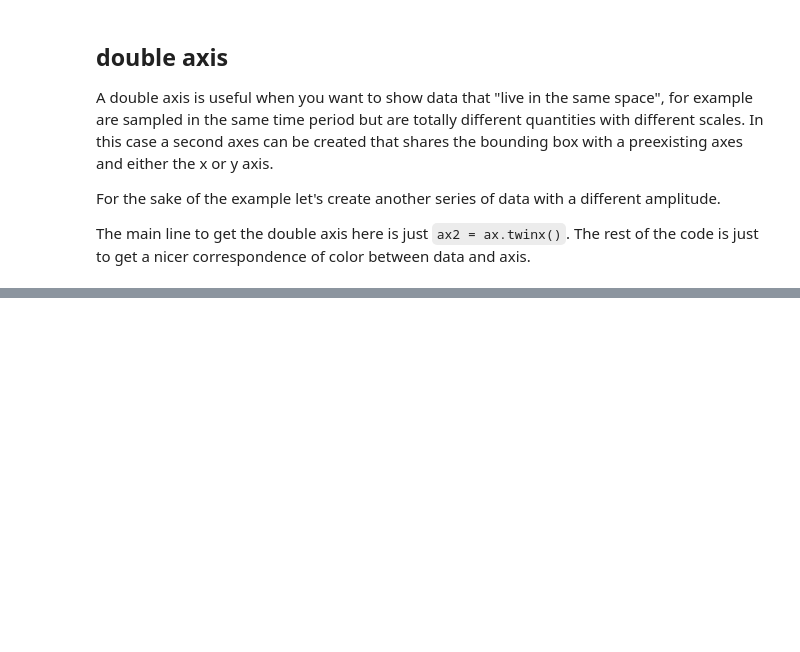
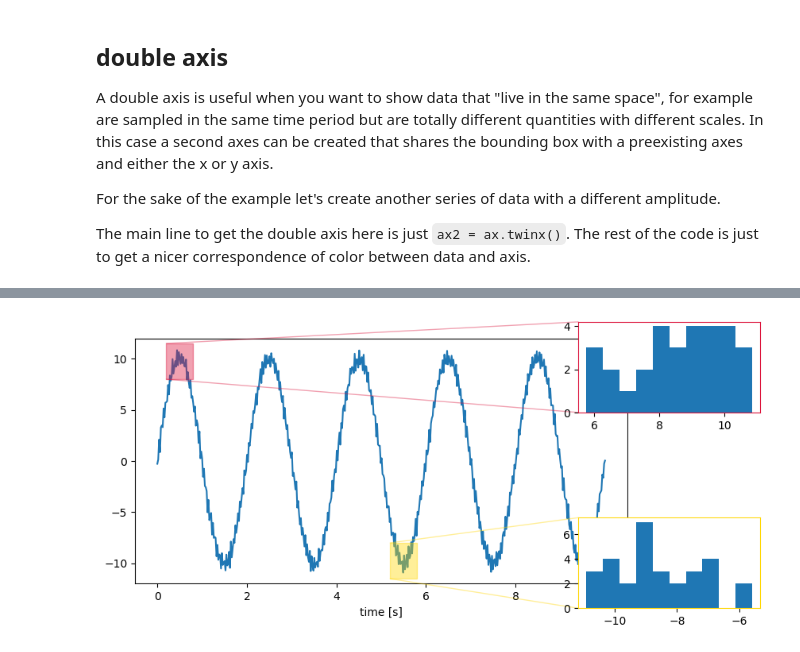
Before and after one commit to arnaumanasanch/neuropy_crashcourse, a Jupyter notebook: visualization.ipynb, the cells around one changed output, grey strips where cells are left out. Cells and saved outputs as stored; diff of their text form; code cells hidden in the pictures; blank space fills up the shorter version.

```diff
--- a/visualization.ipynb
+++ b/visualization.ipynb
@@ -204,0 +239,31 @@ ax2.spines['right'].set_color(ax2_col)
+# %%
+time, signal0 = cn.make_syn_data(n=500, model='sine', f=.5, a=10, b=0.2)
+_, signal1 = cn.make_syn_data(n=500, model='sine', f=30, a=.8, b=0)
+ts_comp = signal0 + signal1
+
+fig, ax = plt.subplots(figsize=[8, 4])
+ax.plot(time, ts_comp)
+ax.set_xlabel('time [s]')
+
+# inset axes....
+axins = ax.inset_axes([.9, 0.7, 0.37, 0.37])
+# create a mask to compute histogram for a subset of the data
+mask = np.logical_and(time>=.2, time<.8)
+axins.hist(ts_comp[mask])
+# the Bbox we are using here comes from the subset of data used (with some arbitrariety on the y-axis)
+rect, connect = ax.indicate_inset([.2, 8, .6, 3.5], inset_ax=axins, transform=ax.transData,
+                                  facecolor='crimson', edgecolor='crimson', alpha=0.4)
+# change the color of spines to match that of indication
+for key, spines in axins.spines.items():
+    spines.set_color('crimson')
+
+# inset axes....
+axins2 = ax.inset_axes([.9, -0.1, 0.37, 0.37])
+mask2 = np.logical_and(time>=5.2, time<5.8)
+axins2.hist(ts_comp[mask2])
+rect, connect = ax.indicate_inset([5.2, -11.5, .6, 3.5], inset_ax=axins2, transform=ax.transData,
+                                  facecolor='gold', edgecolor='gold', alpha=0.4)
+for key, spines in axins2.spines.items():
+    spines.set_color('gold')
+# %% [output]
+[figure, added]
```
Also changed, not shown: parts of 27 cells of this notebook.
